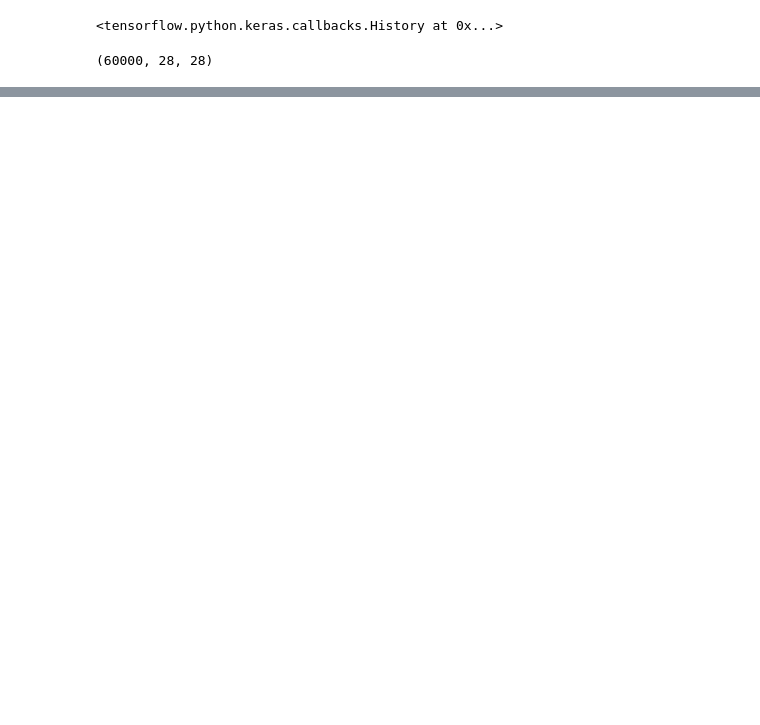
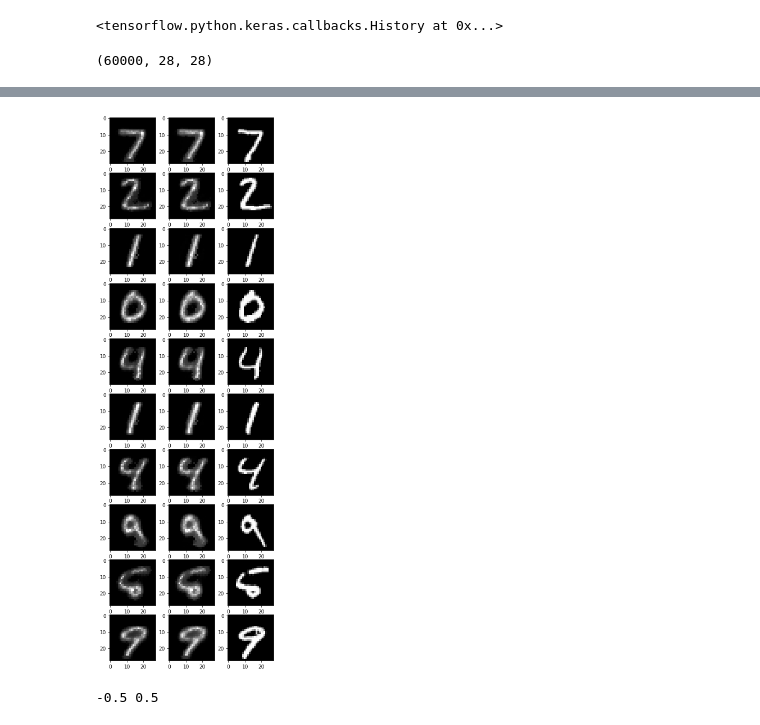
Before and after one commit to sichrist/DeepRain2, a Jupyter notebook: Networks/Playground_simple_dist.ipynb, the cells around one changed output, grey strips where cells are left out. Drawn from its saved outputs; the diff is of its cells as text; code cells hidden in the pictures; blank space fills up the shorter version.

```diff
--- a/Networks/Playground_simple_dist.ipynb
+++ b/Networks/Playground_simple_dist.ipynb
@@ -336 +353,78 @@ Epoch 100/100
 <tensorflow.python.keras.callbacks.History at 0x...>
+# %%
+(x_train, y_train), (x_test, y_test) = tf.keras.datasets.mnist.load_data()
+x_train = x_train / 255.0
+x_test = x_test / 255.0
+x_train = x_train.reshape(x_train.shape[0],28,28,1)
+x_test = x_test.reshape(x_test.shape[0],28,28,1)
+
+pred = model_poisson_zf(x_test[:10])
+mean = pred.mean()
+stddev = pred.stddev()
+label = x_test[:10]
+
+fig, axes = plt.subplots(10, 3, figsize=(6,20),dpi=64)
+
+for batch,img in enumerate(mean):
+    axes[batch,0].imshow(img[:,:,0],cmap="gray")
+    axes[batch,1].imshow(stddev[batch,:,:,0],cmap="gray")
+    axes[batch,2].imshow(label[batch,:,:,0],cmap="gray")
+# %% [output]
+[figure, added]
+# %%
+(x_train, y_train), (x_test, y_test) = tf.keras.datasets.mnist.load_data()
+
+x_train = x_train.astype('int32')
+x_train = x_train /255.0
+x_train = x_train - 0.5
+
+
+x_train = x_train.reshape(x_train.shape[0],28,28,1)
+#y_train = y_train.reshape(y_train.shape[0],28,28,1)
+x_test = x_test.reshape(x_test.shape[0],28,28,1)
+
+print(x_train.min(),x_train.max())
+def NLL(y_true, y_hat):
+    return -y_hat.log_prob(y_true)
+
+def test_ae_Normal(input_shape,activation="relu"):
+
+
+    inputs = Input(shape=input_shape)
+    layer = Conv2D(16, kernel_size=(3, 3), padding="same") (inputs)
+    layer = Activation(activation)(layer)
+    layer = BatchNormalization()(layer)
+    layer  = MaxPooling2D((2, 2), strides=(2, 2))(layer)
+
+    layer = Conv2D(32, kernel_size=(3, 3), padding="same") (layer)
+    layer = Activation(activation)(layer)
+    layer = BatchNormalization()(layer)
+    layer  = MaxPooling2D((2, 2), strides=(2, 2))(layer)
+
+    layer = Conv2D(64, kernel_size=(3, 3), padding="same") (layer)
+    layer = Activation(activation)(layer)
+    layer = BatchNormalization()(layer)
+    #layer = MaxPooling2D((2, 2), strides=(2, 2))(layer)
+
+    layer = UpSampling2D((2, 2))(layer)
+    layer = Conv2D(32, kernel_size=(3, 3), padding="same") (layer)
+    layer = Activation(activation)(layer)
+    layer = BatchNormalization()(layer)
+
+    layer = UpSampling2D((2, 2))(layer)
+    layer = Conv2D(2, kernel_size=(3, 3), padding="same",activation="sigmoid") (layer)
+    layer = Flatten()(layer)
+    layer = Dense(28*28*2,activation="linear")(layer)
+    #layer = Activation(activation)(layer)
+    #layer = Dense(28*28*2)(layer)
+
+    #layer = Flatten()(layer)
+    #layer = Conv2D((tfpl.IndependentNormal.params_size(2)),kernel_size=(3,3),padding="same")  (layer)
+    layer = tfp.layers.IndependentNormal((28,28,1))(layer)
+    #layer = tfp.layers.MultivariateNormalTriL((28,28,1))(layer)
+
+    model = Model(inputs=inputs, outputs=layer)
+
+    return model
+# %% [output]
+-0.5 0.5
```
Also changed, not shown: parts of 19 cells of this notebook, 18 other files.
